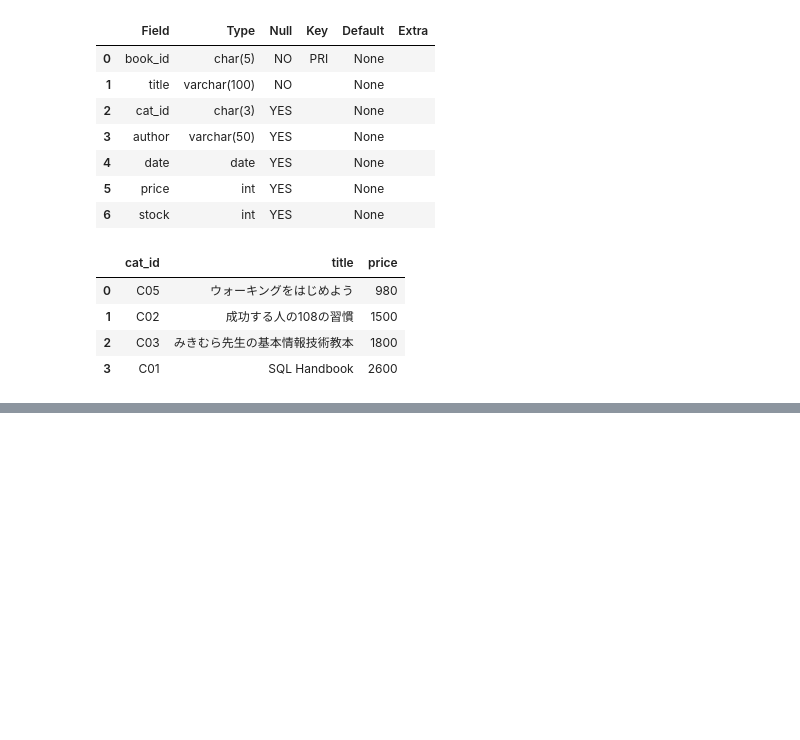
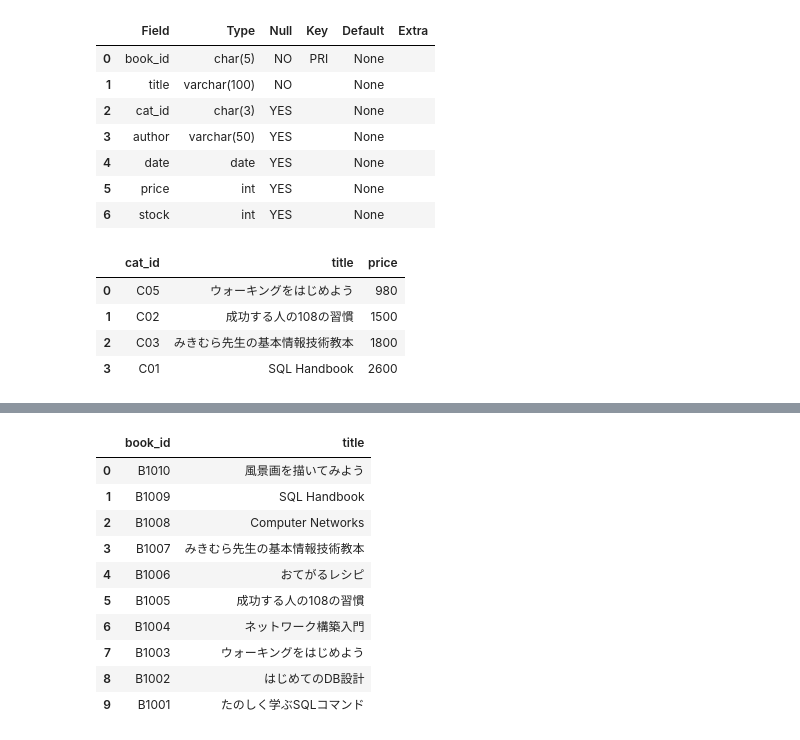
Before and after one commit to phonon-py/DatabaseSpecialistStudy, a Jupyter notebook: lesson_mysql.ipynb, the cells around one changed output, grey strips where cells are left out. Drawn from its saved outputs; the diff is of its cells as text; code cells hidden in the pictures; blank space fills up the shorter version.

```diff
--- a/lesson_mysql.ipynb
+++ b/lesson_mysql.ipynb
@@ -2396,0 +2672,15 @@ execute_query_to_dataframe(query, engine)
+# %%
+q = " SELECT book_id, title FROM books ORDER BY book_id DESC;"
+execute_query_to_dataframe(q, engine)
+# %% [output]
+|  | book_id | title |
+| 0 | B1010 | 風景画を描いてみよう |
+| 1 | B1009 | SQL Handbook |
+| 2 | B1008 | Computer Networks |
+| 3 | B1007 | みきむら先生の基本情報技術教本 |
+| 4 | B1006 | おてがるレシピ |
+| 5 | B1005 | 成功する人の108の習慣 |
+| 6 | B1004 | ネットワーク構築入門 |
+| 7 | B1003 | ウォーキングをはじめよう |
+| 8 | B1002 | はじめてのDB設計 |
+| 9 | B1001 | たのしく学ぶSQLコマンド |
```
Also changed, not shown: parts of 25 cells of this notebook, 2 other files.
